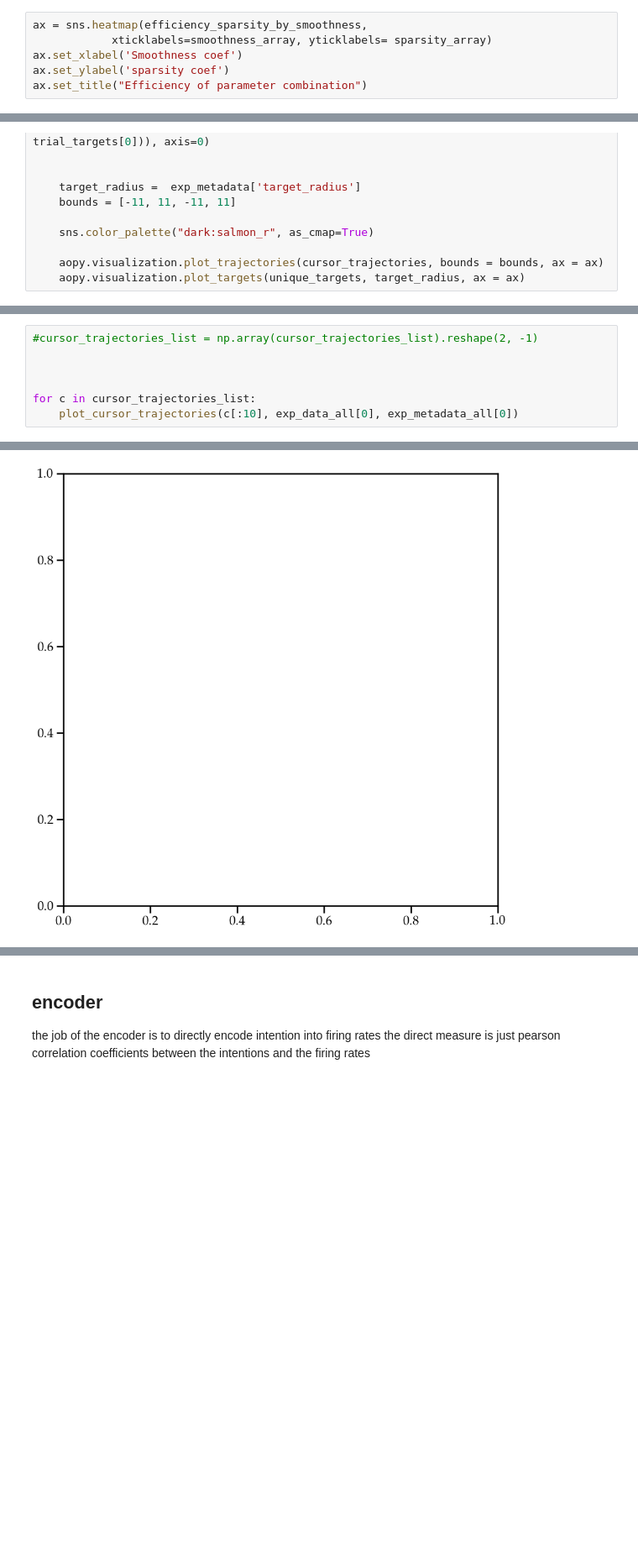
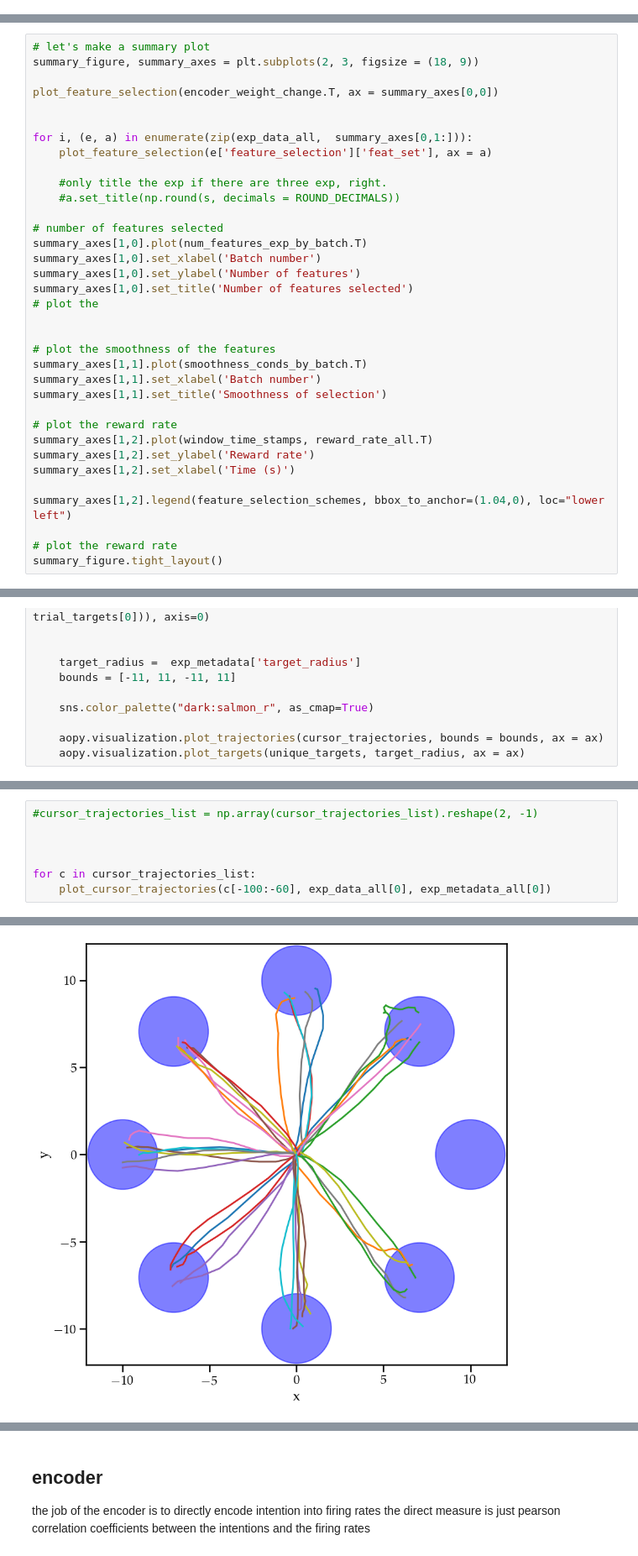
Before and after one commit to sijia66/adaptive_feature_selection, a Jupyter notebook: part_2_convex_optimization/230501_afs_change_encoder.ipynb, the cells around one changed output, grey strips where cells are left out. Shown at 84% size. Saved outputs shown, nothing was run; the diff lists cells and outputs as text; blank space fills up the shorter version.

```diff
--- a/part_2_convex_optimization/230501_afs_change_encoder.ipynb
+++ b/part_2_convex_optimization/230501_afs_change_encoder.ipynb
@@ -358,6 +329,0 @@ efficiency_sparsity_by_smoothness = total_rewards_sparsity_by_smoothness / num_f
-# %%
-ax = sns.heatmap(efficiency_sparsity_by_smoothness,
-            xticklabels=smoothness_array, yticklabels= sparsity_array)
-ax.set_xlabel('Smoothness coef')
-ax.set_ylabel('sparsity coef')
-ax.set_title("Efficiency of parameter combination")
@@ -365,0 +371,35 @@ NameError: name 'efficiency_sparsity_by_smoothness' is not defined
+# %%
+# let's make a summary plot
+summary_figure, summary_axes = plt.subplots(2, 3, figsize = (18, 9))
+
+plot_feature_selection(encoder_weight_change.T, ax = summary_axes[0,0])
+
+
+for i, (e, a) in enumerate(zip(exp_data_all,  summary_axes[0,1:])):
+    plot_feature_selection(e['feature_selection']['feat_set'], ax = a)
+
+    #only title the exp if there are three exp, right.
+    #a.set_title(np.round(s, decimals = ROUND_DECIMALS))
+
+# number of features selected
+summary_axes[1,0].plot(num_features_exp_by_batch.T)
+summary_axes[1,0].set_xlabel('Batch number')
+summary_axes[1,0].set_ylabel('Number of features')
+summary_axes[1,0].set_title('Number of features selected')
+# plot the
+
+
+# plot the smoothness of the features
+summary_axes[1,1].plot(smoothness_conds_by_batch.T)
+summary_axes[1,1].set_xlabel('Batch number')
+summary_axes[1,1].set_title('Smoothness of selection')
+
+# plot the reward rate
+summary_axes[1,2].plot(window_time_stamps, reward_rate_all.T)
+summary_axes[1,2].set_ylabel('Reward rate')
+summary_axes[1,2].set_xlabel('Time (s)')
+
+summary_axes[1,2].legend(feature_selection_schemes, bbox_to_anchor=(1.04,0), loc="lower left")
+
+# plot the reward rate
+summary_figure.tight_layout()
@@ -454,5 +496,5 @@ cursor_trajectories_list[0]
 
 
 for c in cursor_trajectories_list:
-    plot_cursor_trajectories(c[:10], exp_data_all[0], exp_metadata_all[0])
+    plot_cursor_trajectories(c[-100:-60], exp_data_all[0], exp_metadata_all[0])
 # %% [output]
@@ -460 +501 @@ TypeError: list indices must be integers or slices, not tuple
-[figure, old version]
+[figure, new version]
```
Also changed, not shown: parts of 92 cells of this notebook, 1 other file.
